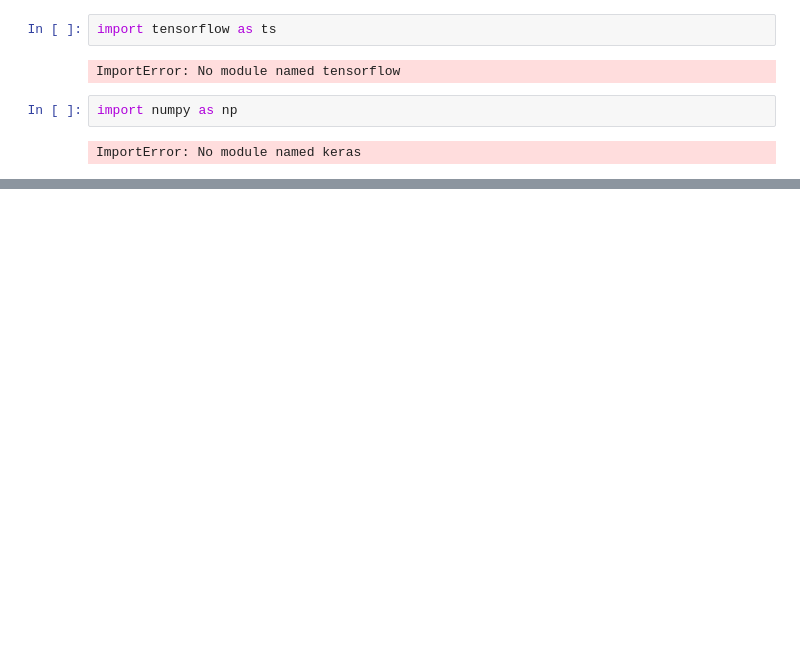
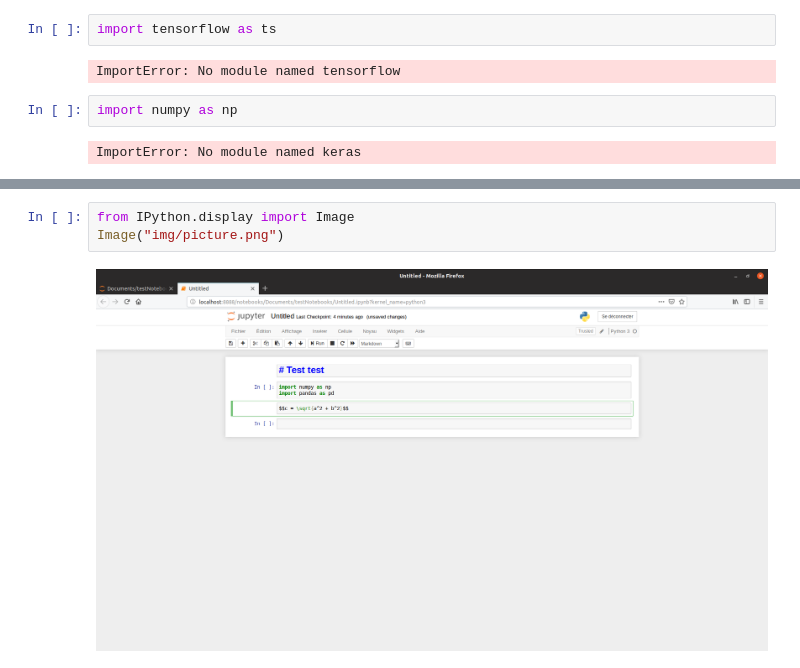
Before and after one commit to sfouilloux/testbinderhubnotebook, a Jupyter notebook: Untitled.ipynb, the cells around one changed output, grey strips where cells are left out. Saved outputs shown, nothing was run; the diff lists cells and outputs as text; blank space fills up the shorter version.

```diff
--- a/Untitled.ipynb
+++ b/Untitled.ipynb
@@ -10,0 +13,5 @@ import panda as pd
+# %%
+from IPython.display import Image
+Image("img/picture.png")
+# %% [output]
+[figure, added]
```
Also changed, not shown: parts of 1 cell of this notebook.
